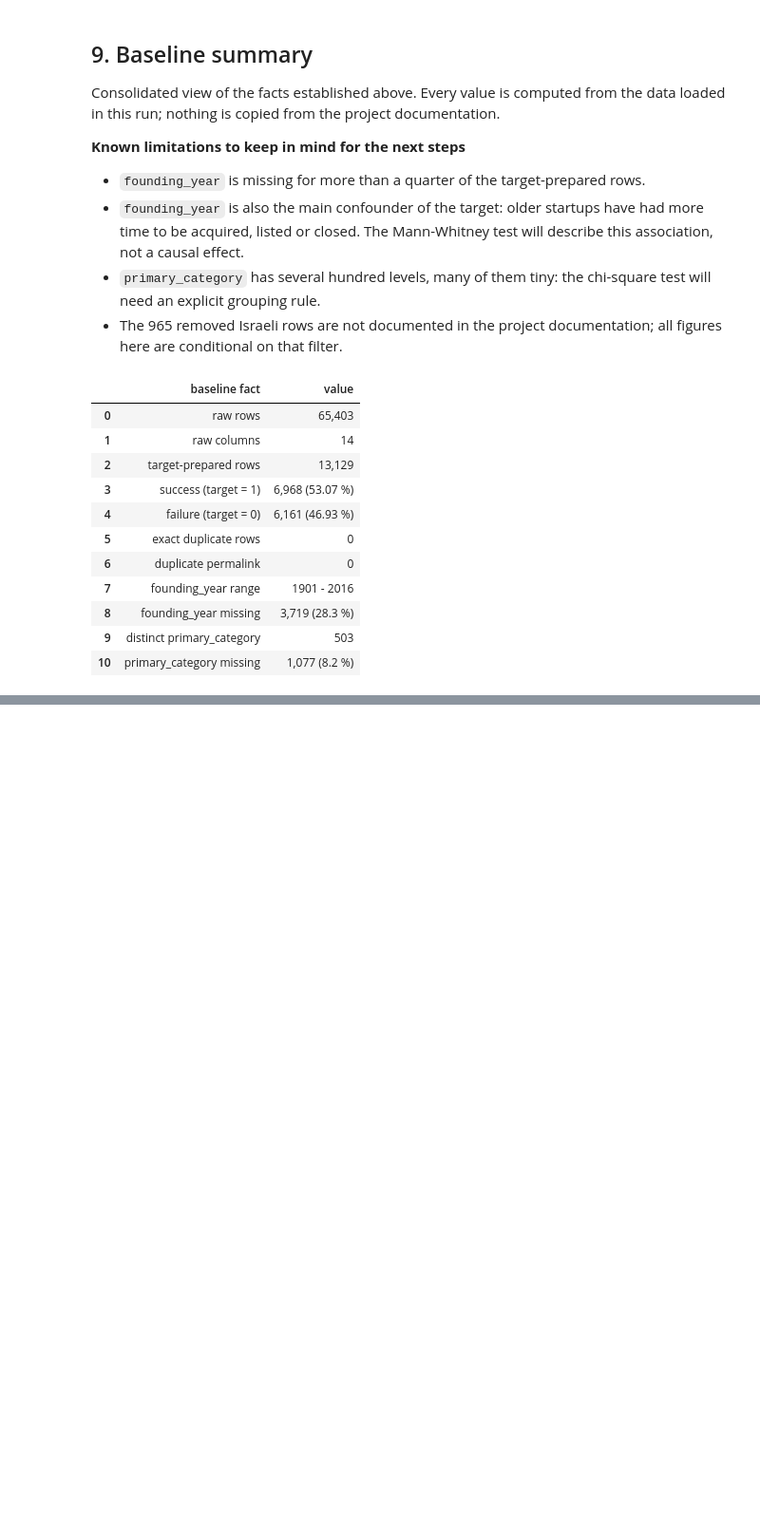
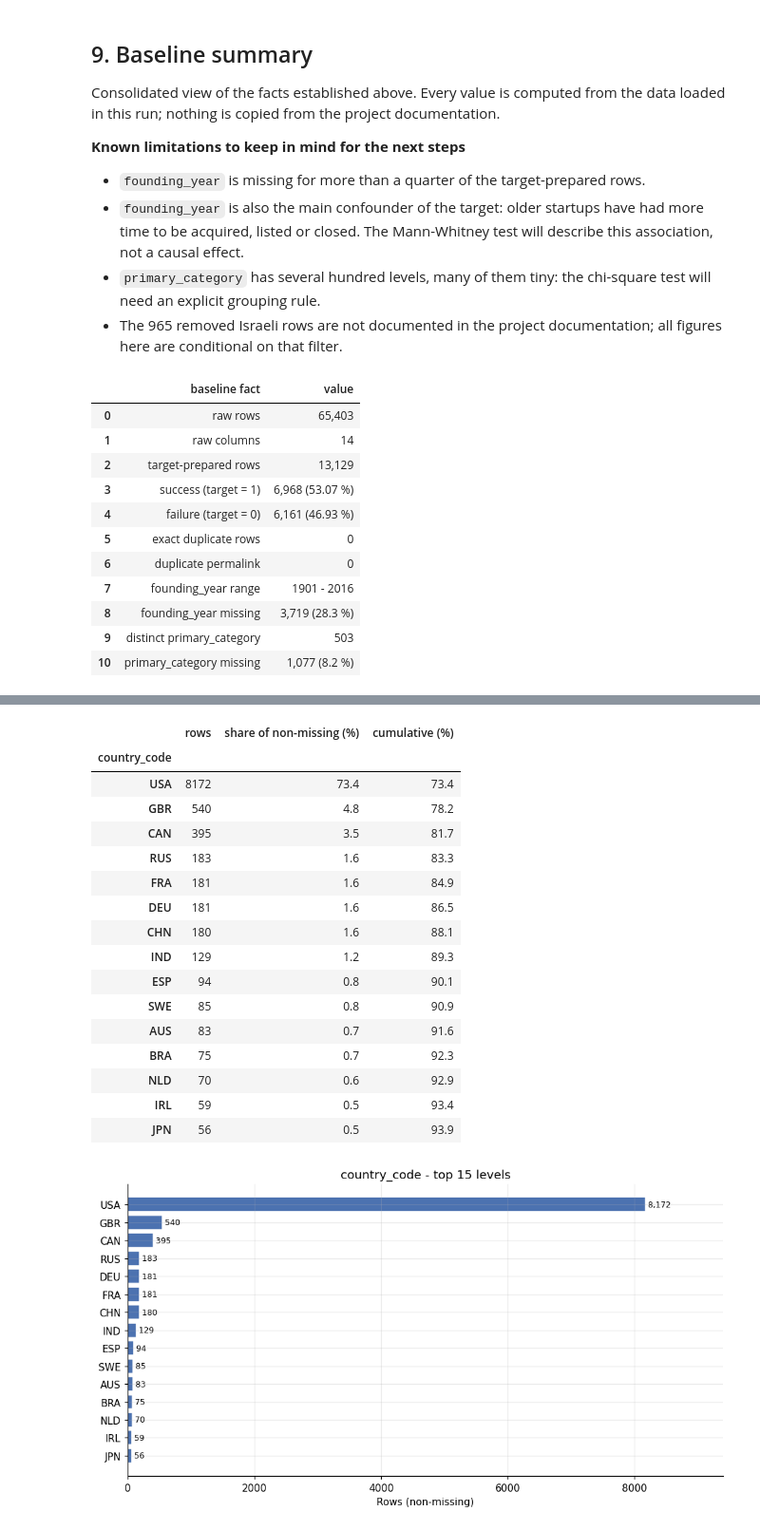
Before and after one commit to saciAb-ai/startup-success-prediction, a Jupyter notebook: notebooks/01_eda.ipynb, the cells around one changed output, grey strips where cells are left out. Shown at 95% size. Drawn from its saved outputs; the diff is of its cells as text; code cells hidden in the pictures; blank space fills up the shorter version.

```diff
--- a/notebooks/01_eda.ipynb
+++ b/notebooks/01_eda.ipynb
@@ -611,0 +992,26 @@ should not duplicate it. It should deliver the analysis and the hypothesis tests
+# %%
+display(top_categories(dataset["country_code"]))
+plot_top_categories(
+    dataset["country_code"],
+    "country_code - top 15 levels",
+    "#4C72B0",
+)
+# %% [output]
+|  | rows | share of non-missing (%) | cumulative (%) |
+| country_code |  |  |  |
+| USA | 8172 | 73.4 | 73.4 |
+| GBR | 540 | 4.8 | 78.2 |
+| CAN | 395 | 3.5 | 81.7 |
+| RUS | 183 | 1.6 | 83.3 |
+| FRA | 181 | 1.6 | 84.9 |
+| DEU | 181 | 1.6 | 86.5 |
+| CHN | 180 | 1.6 | 88.1 |
+| IND | 129 | 1.2 | 89.3 |
+| ESP | 94 | 0.8 | 90.1 |
+| SWE | 85 | 0.8 | 90.9 |
+| AUS | 83 | 0.7 | 91.6 |
+| BRA | 75 | 0.7 | 92.3 |
+| NLD | 70 | 0.6 | 92.9 |
+| IRL | 59 | 0.5 | 93.4 |
+| JPN | 56 | 0.5 | 93.9 |
+[figure, added]
```
Also changed, not shown: parts of 21 cells of this notebook.
